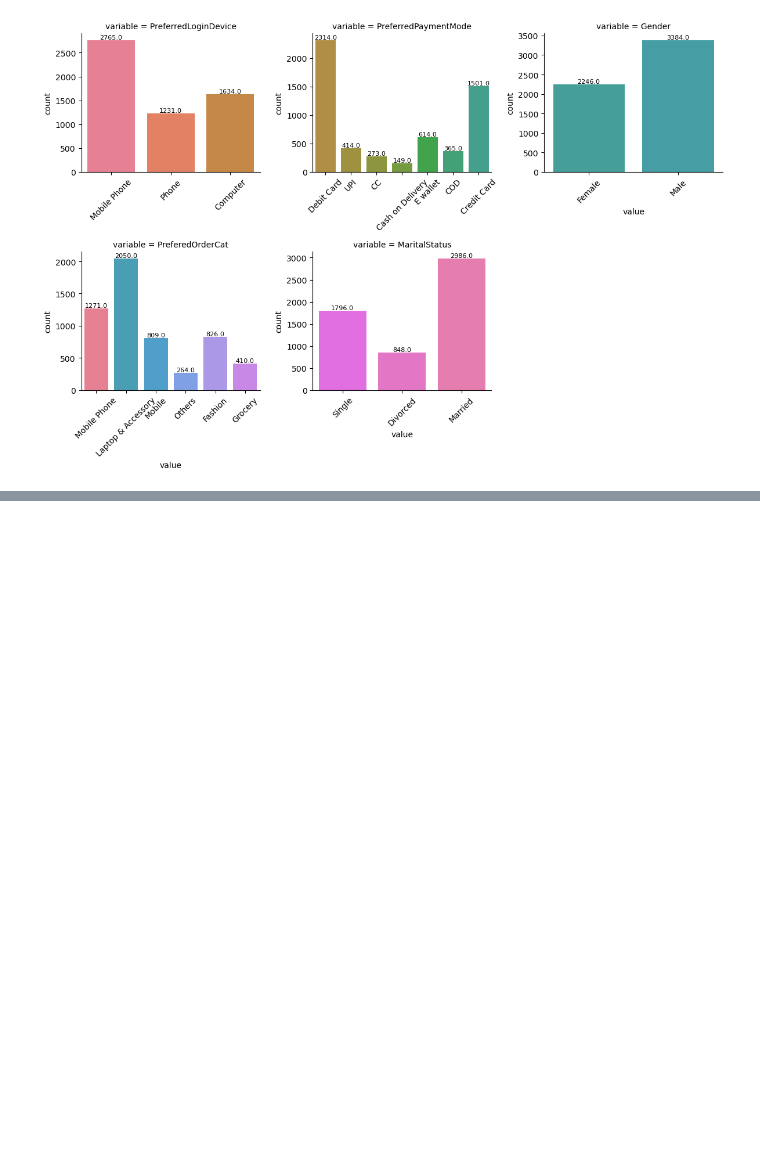
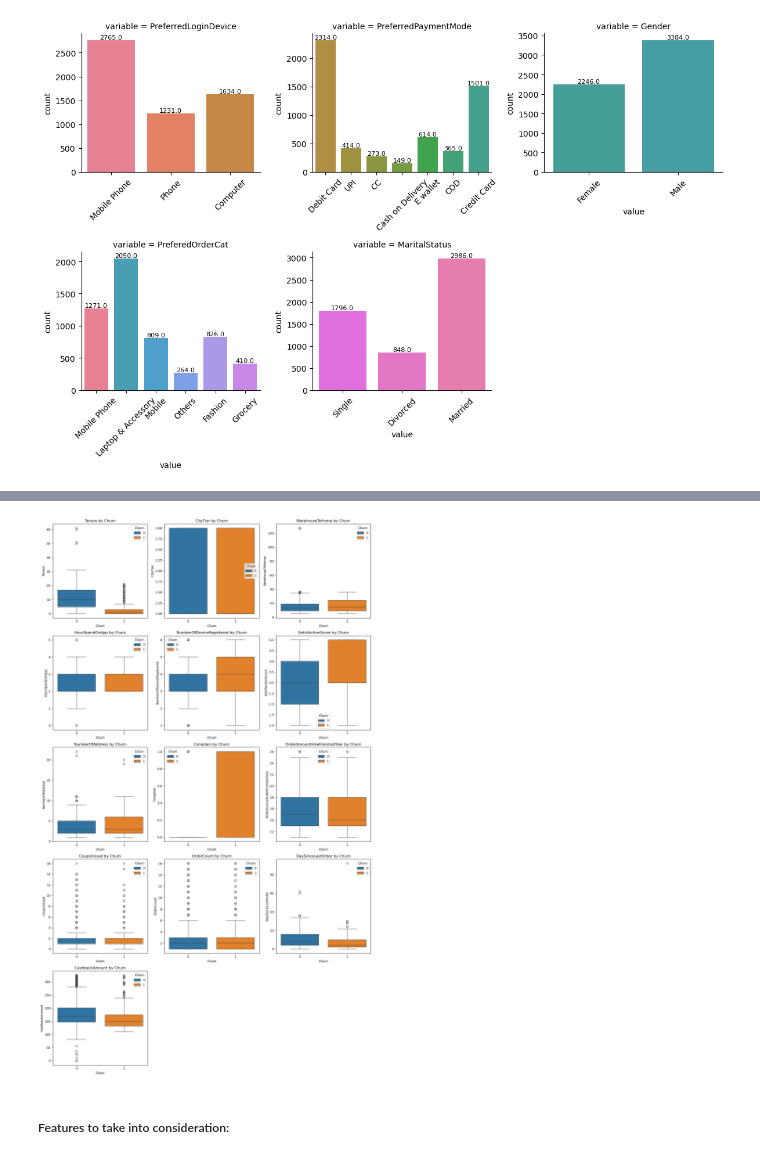
Before and after one commit to Danny-Dalo/Ecommerce_Churn, a Jupyter notebook: notebooks/exploratory_analysis.ipynb, the cells around one changed output, grey strips where cells are left out. Cells and saved outputs as stored; diff of their text form; code cells hidden in the pictures; blank space fills up the shorter version.

```diff
--- a/notebooks/exploratory_analysis.ipynb
+++ b/notebooks/exploratory_analysis.ipynb
@@ -157,0 +168,24 @@ plt.show()
+# %%
+
+
+n_cols = 3
+n_rows = (len(num_cols) + n_cols - 1) // n_cols
+
+fig, axes = plt.subplots(n_rows, n_cols, figsize=(5 * n_cols, 5 * n_rows))
+axes = axes.flatten()
+
+for i, col in enumerate(num_cols):
+    sns.boxplot(x='Churn', y=col, data=churn_df, hue='Churn', ax=axes[i])
+    axes[i].set_title(f'{col} by Churn')
+    # axes[i].legend_.remove()  # Optional: remove repeated legends
+
+# Hide any unused subplots
+for j in range(i + 1, len(axes)):
+    fig.delaxes(axes[j])
+
+plt.tight_layout()
+plt.show()
+# %% [output]
+[figure, added]
+# %% [markdown]
+##### Features to take into consideration:
```
Also changed, not shown: parts of 3 cells of this notebook.
